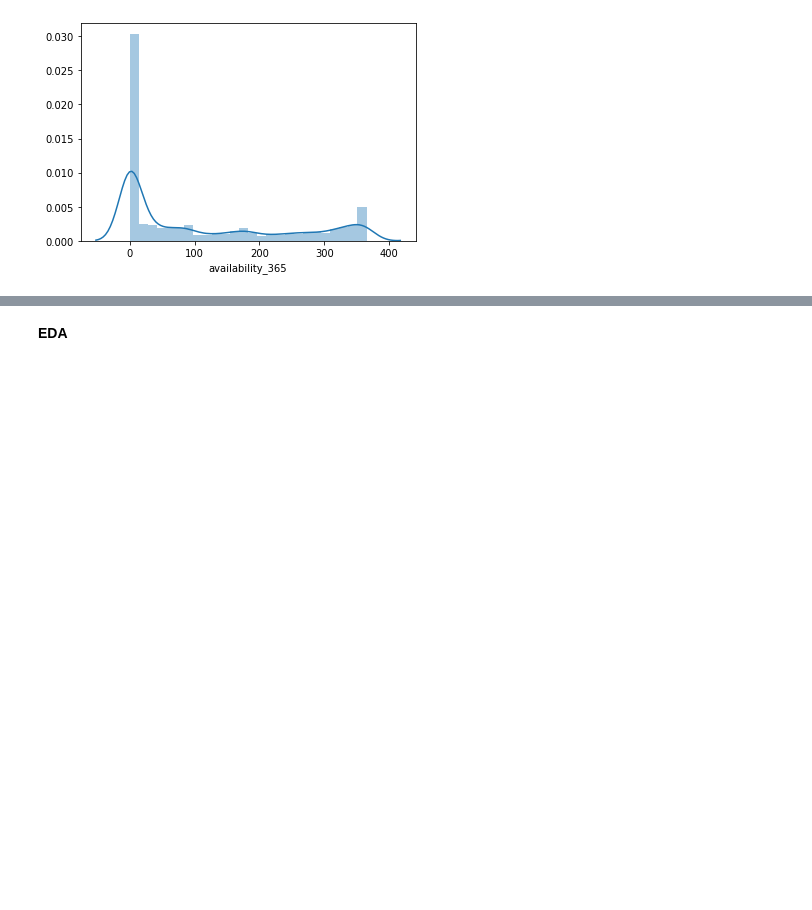
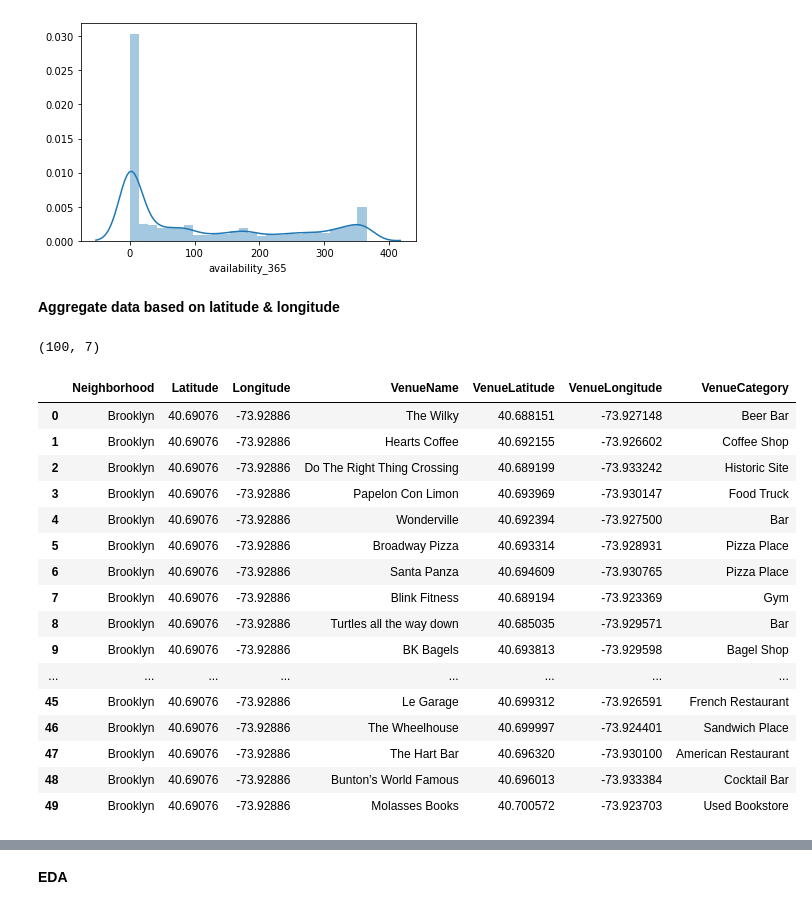
Before and after one commit to aysathish/Stayzee_rental_prediction, a Jupyter notebook: stayzee.ipynb, the cells around one changed output, grey strips where cells are left out. Saved outputs shown, nothing was run; the diff lists cells and outputs as text; code cells hidden in the pictures; blank space fills up the shorter version.

```diff
--- a/stayzee.ipynb
+++ b/stayzee.ipynb
@@ -200,3 +200,49 @@ for col in sz.select_dtypes(exclude=object):
 [figure]
 [figure]
 [figure]
+# %% [markdown]
+**Aggregate data based on latitude & longitude**
+# %%
+#Obtain the neighbourhood information using foursquare api
+import requests
+
+CLIENT_ID = 'UPCKISG14BQJFLKHF2QF23KR5CUUFXXAIVBYRIYSIK35PM2W' # your Foursquare ID
+CLIENT_SECRET = 'YEPGJWFXVVMFRL2MVPUXXY5FX1ANEXDTJ14K4KNMZ2UN4ZD4' # your Foursquare Secret
+VERSION = '20180604'
+radius = 2000
+LIMIT = 100
+venues = []
+for lat, long, neighborhood in zip(sz['latitude'], sz['longitude'], sz['neighbourhood_group']):
+# Create the API request URL
+    url = "https://api.foursquare.com/v2/venues/explore?client_id={}&client_secret={}&v={}&ll={},{}&radius={}&limit={}".format(CLIENT_ID,CLIENT_SECRET,VERSION,lat,long,radius,LIMIT)
+# Make the GET request
+results = requests.get(url).json()["response"]['groups'][0]['items']
+# Return only relevant information for each nearby venue
+for venue in results:
+    venues.append((neighborhood,lat,long,venue['venue']['name'],
+    venue['venue']['location']['lat'],venue['venue']['location']    ['lng'],venue['venue']['categories'][0]['name']))
+# %%
+venues_df = pd.DataFrame(venues)
+# Defining the column names
+venues_df.columns = ['Neighborhood', 'Latitude', 'Longitude', 'VenueName', 'VenueLatitude', 'VenueLongitude', 'VenueCategory']
+print(venues_df.shape)
+venues_df.head(50)
+# %% [output]
+(100, 7)
+|  | Neighborhood | Latitude | Longitude | VenueName | VenueLatitude | VenueLongitude | VenueCategory |
+| 0 | Brooklyn | 40.69076 | -73.92886 | The Wilky | 40.688151 | -73.927148 | Beer Bar |
+| 1 | Brooklyn | 40.69076 | -73.92886 | Hearts Coffee | 40.692155 | -73.926602 | Coffee Shop |
+| 2 | Brooklyn | 40.69076 | -73.92886 | Do The Right Thing Crossing | 40.689199 | -73.933242 | Historic Site |
+| 3 | Brooklyn | 40.69076 | -73.92886 | Papelon Con Limon | 40.693969 | -73.930147 | Food Truck |
+| 4 | Brooklyn | 40.69076 | -73.92886 | Wonderville | 40.692394 | -73.927500 | Bar |
+| 5 | Brooklyn | 40.69076 | -73.92886 | Broadway Pizza | 40.693314 | -73.928931 | Pizza Place |
+| 6 | Brooklyn | 40.69076 | -73.92886 | Santa Panza | 40.694609 | -73.930765 | Pizza Place |
+| 7 | Brooklyn | 40.69076 | -73.92886 | Blink Fitness | 40.689194 | -73.923369 | Gym |
+| 8 | Brooklyn | 40.69076 | -73.92886 | Turtles all the way down | 40.685035 | -73.929571 | Bar |
+| 9 | Brooklyn | 40.69076 | -73.92886 | BK Bagels | 40.693813 | -73.929598 | Bagel Shop |
+| ... | ... | ... | ... | ... | ... | ... | ... |
+| 45 | Brooklyn | 40.69076 | -73.92886 | Le Garage | 40.699312 | -73.926591 | French Restaurant |
+| 46 | Brooklyn | 40.69076 | -73.92886 | The Wheelhouse | 40.699997 | -73.924401 | Sandwich Place |
+| 47 | Brooklyn | 40.69076 | -73.92886 | The Hart Bar | 40.696320 | -73.930100 | American Restaurant |
+| 48 | Brooklyn | 40.69076 | -73.92886 | Bunton’s World Famous | 40.696013 | -73.933384 | Cocktail Bar |
+| 49 | Brooklyn | 40.69076 | -73.92886 | Molasses Books | 40.700572 | -73.923703 | Used Bookstore |
```
Also changed, not shown: parts of 10 cells of this notebook.
